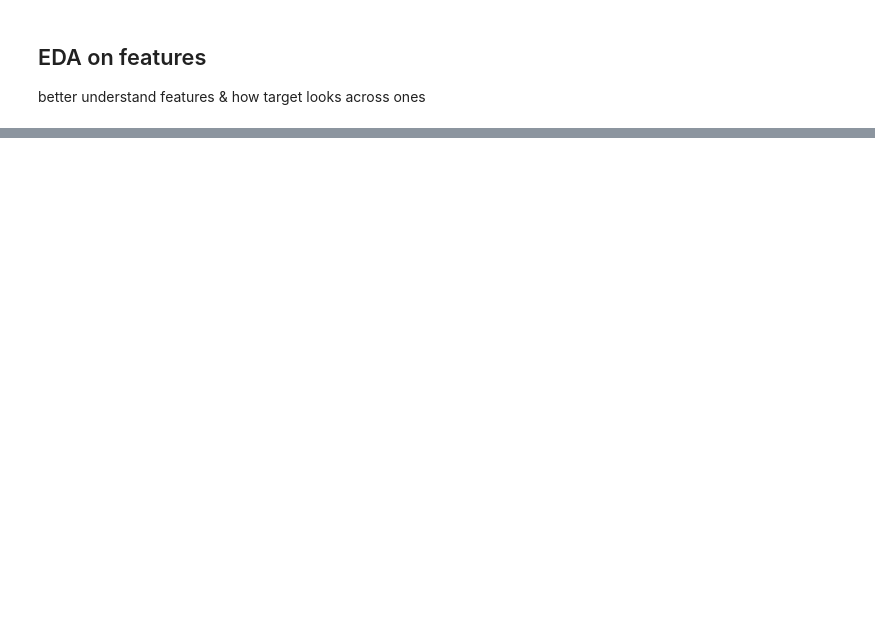
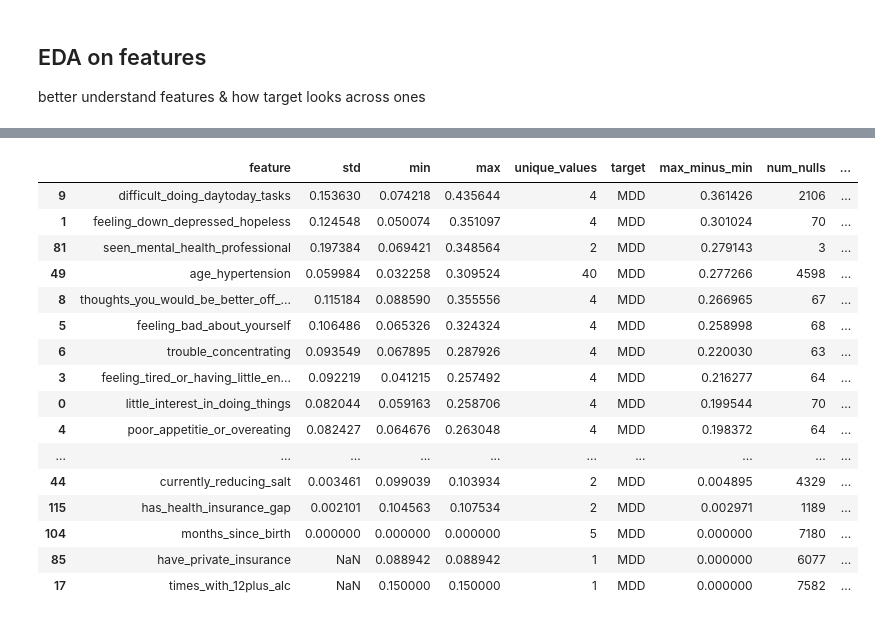
Before and after one commit to orenscarmeli/capstone210-ppd-carmeli_chari_hand_lee, a Jupyter notebook: eda/survey_data_eda_final.ipynb, the cells around one changed output, grey strips where cells are left out. Saved outputs shown, nothing was run; the diff lists cells and outputs as text; code cells hidden in the pictures; blank space fills up the shorter version.

```diff
--- a/eda/survey_data_eda_final.ipynb
+++ b/eda/survey_data_eda_final.ipynb
@@ -327,0 +387,20 @@ univariate_stats
+# %%
+univariate_data.sort_values(by = 'max_minus_min', ascending=False)
+# %% [output]
+|  | feature | std | min | max | unique_values | target | max_minus_min | num_nulls | ... |
+| 9 | difficult_doing_daytoday_tasks | 0.153630 | 0.074218 | 0.435644 | 4 | MDD | 0.361426 | 2106 | ... |
+| 1 | feeling_down_depressed_hopeless | 0.124548 | 0.050074 | 0.351097 | 4 | MDD | 0.301024 | 70 | ... |
+| 81 | seen_mental_health_professional | 0.197384 | 0.069421 | 0.348564 | 2 | MDD | 0.279143 | 3 | ... |
+| 49 | age_hypertension | 0.059984 | 0.032258 | 0.309524 | 40 | MDD | 0.277266 | 4598 | ... |
+| 8 | thoughts_you_would_be_better_off_... | 0.115184 | 0.088590 | 0.355556 | 4 | MDD | 0.266965 | 67 | ... |
+| 5 | feeling_bad_about_yourself | 0.106486 | 0.065326 | 0.324324 | 4 | MDD | 0.258998 | 68 | ... |
+| 6 | trouble_concentrating | 0.093549 | 0.067895 | 0.287926 | 4 | MDD | 0.220030 | 63 | ... |
+| 3 | feeling_tired_or_having_little_en... | 0.092219 | 0.041215 | 0.257492 | 4 | MDD | 0.216277 | 64 | ... |
+| 0 | little_interest_in_doing_things | 0.082044 | 0.059163 | 0.258706 | 4 | MDD | 0.199544 | 70 | ... |
+| 4 | poor_appetitie_or_overeating | 0.082427 | 0.064676 | 0.263048 | 4 | MDD | 0.198372 | 64 | ... |
+| ... | ... | ... | ... | ... | ... | ... | ... | ... | ... |
+| 44 | currently_reducing_salt | 0.003461 | 0.099039 | 0.103934 | 2 | MDD | 0.004895 | 4329 | ... |
+| 115 | has_health_insurance_gap | 0.002101 | 0.104563 | 0.107534 | 2 | MDD | 0.002971 | 1189 | ... |
+| 104 | months_since_birth | 0.000000 | 0.000000 | 0.000000 | 5 | MDD | 0.000000 | 7180 | ... |
+| 85 | have_private_insurance | NaN | 0.088942 | 0.088942 | 1 | MDD | 0.000000 | 6077 | ... |
+| 17 | times_with_12plus_alc | NaN | 0.150000 | 0.150000 | 1 | MDD | 0.000000 | 7582 | ... |
```
Also changed, not shown: parts of 11 cells of this notebook.
